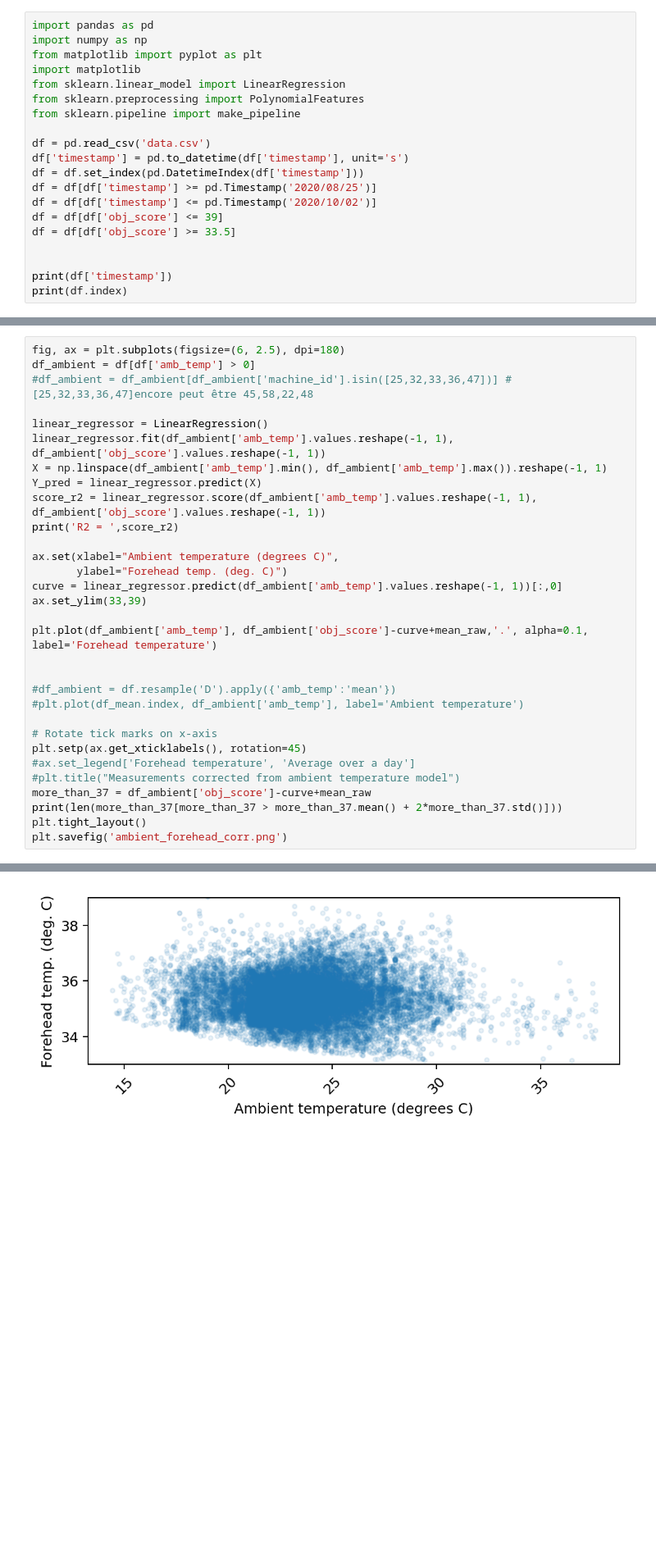
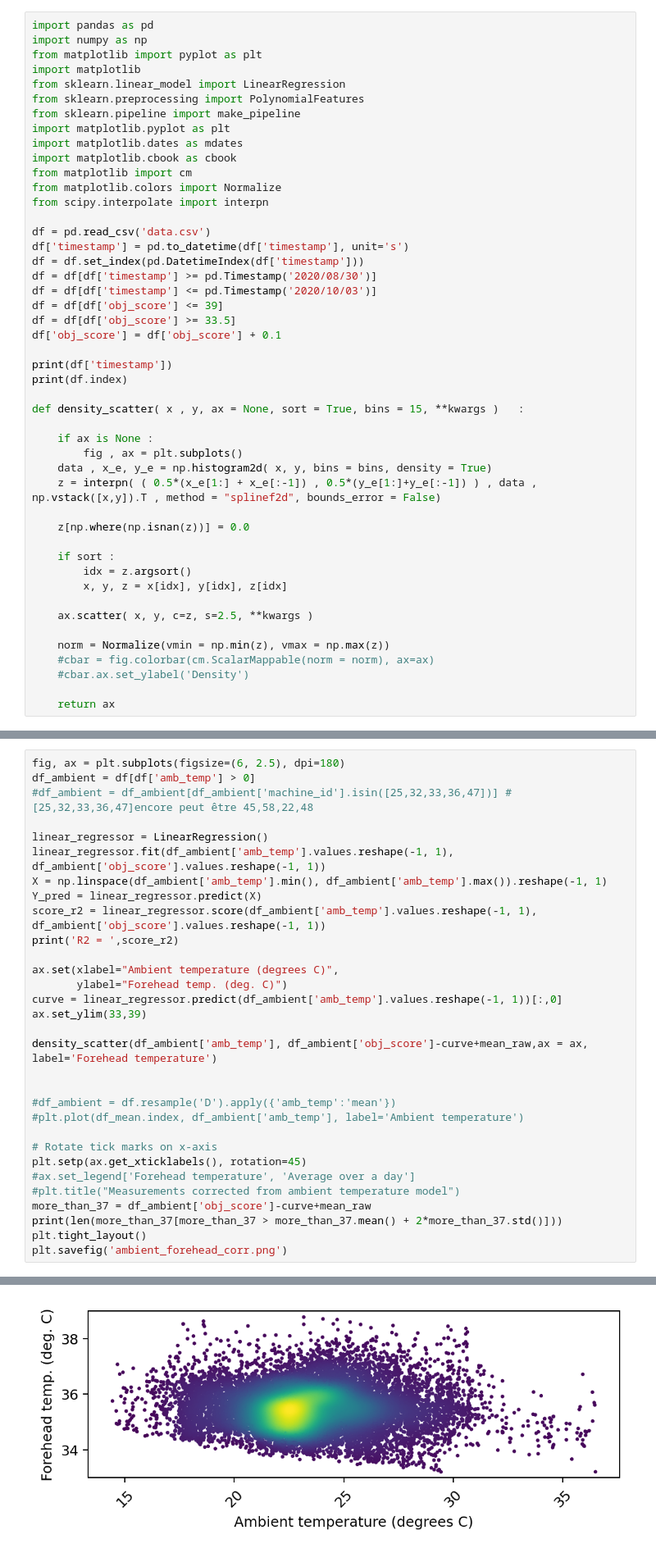
Before and after one commit to ashajkofci/CorrectionForeheadTemperature, a Jupyter notebook: coronasense_analysis.ipynb, the cells around one changed output, grey strips where cells are left out. Shown at 82% size. Saved outputs shown, nothing was run; the diff lists cells and outputs as text; blank space fills up the shorter version.

```diff
--- a/coronasense_analysis.ipynb
+++ b/coronasense_analysis.ipynb
@@ -6,17 +6,44 @@ import matplotlib
 from sklearn.linear_model import LinearRegression
 from sklearn.preprocessing import PolynomialFeatures
 from sklearn.pipeline import make_pipeline
+import matplotlib.pyplot as plt
+import matplotlib.dates as mdates
+import matplotlib.cbook as cbook
+from matplotlib import cm
+from matplotlib.colors import Normalize
+from scipy.interpolate import interpn
 
 df = pd.read_csv('data.csv')
 df['timestamp'] = pd.to_datetime(df['timestamp'], unit='s')
 df = df.set_index(pd.DatetimeIndex(df['timestamp']))
-df = df[df['timestamp'] >= pd.Timestamp('2020/08/25')]
-df = df[df['timestamp'] <= pd.Timestamp('2020/10/02')]
+df = df[df['timestamp'] >= pd.Timestamp('2020/08/30')]
+df = df[df['timestamp'] <= pd.Timestamp('2020/10/03')]
 df = df[df['obj_score'] <= 39]
 df = df[df['obj_score'] >= 33.5]
-
+df['obj_score'] = df['obj_score'] + 0.1
 
 print(df['timestamp'])
 print(df.index)
+
+def density_scatter( x , y, ax = None, sort = True, bins = 15, **kwargs )   :
+
+    if ax is None :
+        fig , ax = plt.subplots()
+    data , x_e, y_e = np.histogram2d( x, y, bins = bins, density = True)
+    z = interpn( ( 0.5*(x_e[1:] + x_e[:-1]) , 0.5*(y_e[1:]+y_e[:-1]) ) , data , np.vstack([x,y]).T , method = "splinef2d", bounds_error = False)
+
+    z[np.where(np.isnan(z))] = 0.0
+
+    if sort :
+        idx = z.argsort()
+        x, y, z = x[idx], y[idx], z[idx]
+
+    ax.scatter( x, y, c=z, s=2.5, **kwargs )
+
+    norm = Normalize(vmin = np.min(z), vmax = np.max(z))
+    #cbar = fig.colorbar(cm.ScalarMappable(norm = norm), ax=ax)
+    #cbar.ax.set_ylabel('Density')
+
+    return ax
 # %% [output]
 timestamp
@@ -258,7 +306,7 @@ ax.set(xlabel="Ambient temperature (degrees C)",
 curve = linear_regressor.predict(df_ambient['amb_temp'].values.reshape(-1, 1))[:,0]
 ax.set_ylim(33,39)
 
-plt.plot(df_ambient['amb_temp'], df_ambient['obj_score']-curve+mean_raw,'.', alpha=0.1, label='Forehead temperature')
+density_scatter(df_ambient['amb_temp'], df_ambient['obj_score']-curve+mean_raw,ax = ax, label='Forehead temperature')
 
 
 #df_ambient = df.resample('D').apply({'amb_temp':'mean'})
@@ -278,4 +326,4 @@ R2 =  0.11008260660449797
-[figure, old version]
+[figure, new version]
 # %%
 fig, ax = plt.subplots(figsize=(6, 2.5), dpi=180)
 df_ambient = new_df[new_df['amb_temp'] > 0]
```
Also changed, not shown: parts of 12 cells of this notebook, 2 other files.
